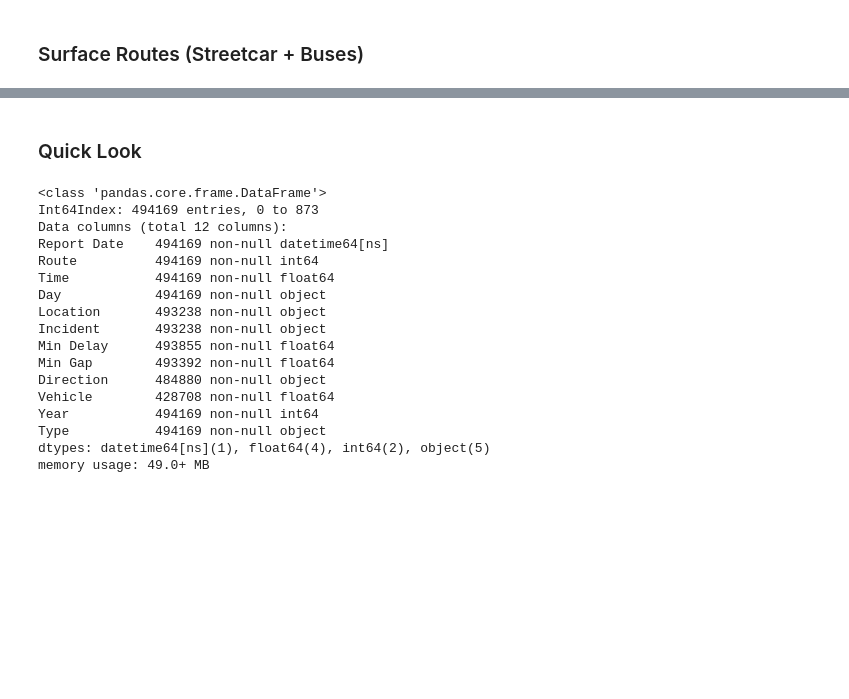
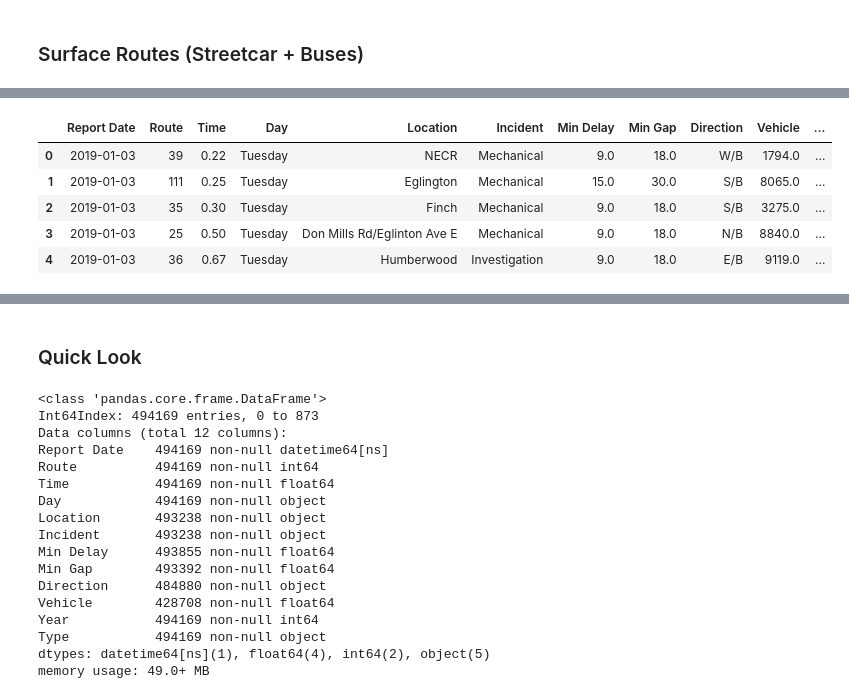
Before and after one commit to sishola/ttc-delays, a Jupyter notebook: Surface Routes/surface_routes.ipynb, the cells around one changed output, grey strips where cells are left out. Cells and saved outputs as stored; diff of their text form; code cells hidden in the pictures; blank space fills up the shorter version.

```diff
--- a/Surface Routes/surface_routes.ipynb
+++ b/Surface Routes/surface_routes.ipynb
@@ -149,4 +163,13 @@ surface = pd.concat([buses, streetcars])
 # %%
 surface['Report Date'] = excelDate(surface['Report Date'])
 surface['Time'] = round(((surface['Time'] * 86400)/60)/60, 2)
+# %%
+surface.head()
+# %% [output]
+|  | Report Date | Route | Time | Day | Location | Incident | Min Delay | Min Gap | Direction | Vehicle | ... |
+| 0 | 2019-01-03 | 39 | 0.22 | Tuesday | NECR | Mechanical | 9.0 | 18.0 | W/B | 1794.0 | ... |
+| 1 | 2019-01-03 | 111 | 0.25 | Tuesday | Eglington | Mechanical | 15.0 | 30.0 | S/B | 8065.0 | ... |
+| 2 | 2019-01-03 | 35 | 0.30 | Tuesday | Finch | Mechanical | 9.0 | 18.0 | S/B | 3275.0 | ... |
+| 3 | 2019-01-03 | 25 | 0.50 | Tuesday | Don Mills Rd/Eglinton Ave E | Mechanical | 9.0 | 18.0 | N/B | 8840.0 | ... |
+| 4 | 2019-01-03 | 36 | 0.67 | Tuesday | Humberwood | Investigation | 9.0 | 18.0 | E/B | 9119.0 | ... |
 # %%
```
Also changed, not shown: parts of 8 cells of this notebook, 36 other files.
